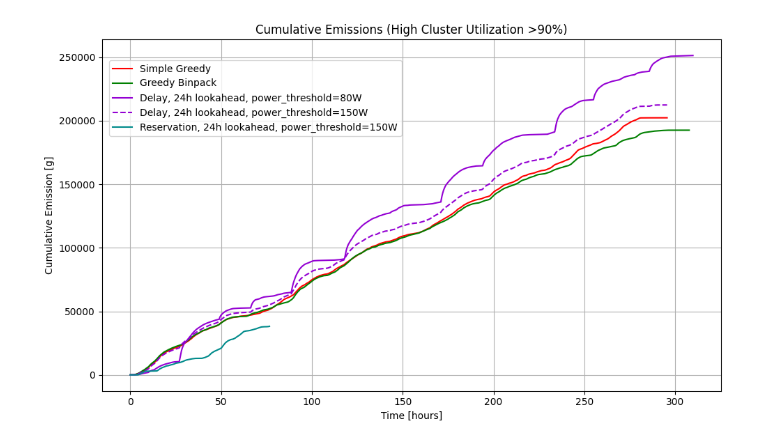
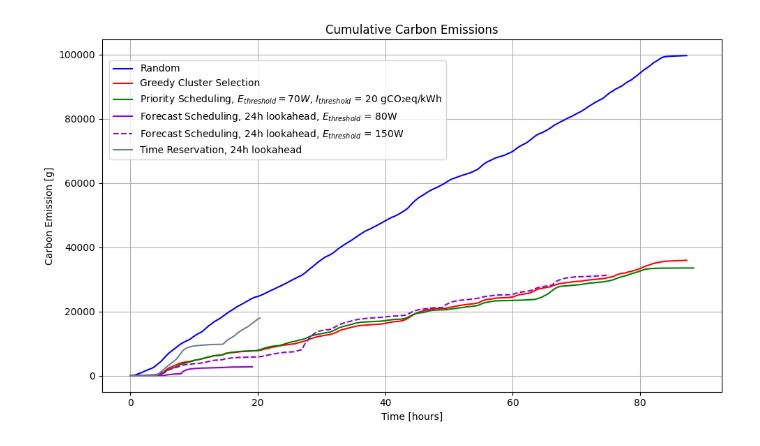
Before and after one commit to johankristianss/carbonsim, a Jupyter notebook: notebooks/AlgComparison.ipynb, the cells around one changed output. Cells and saved outputs as stored; diff of their text form; code cells hidden in the pictures.

```diff
--- a/notebooks/AlgComparison.ipynb
+++ b/notebooks/AlgComparison.ipynb
@@ -3,16 +3,17 @@ import pandas as pd
 import matplotlib.pyplot as plt
 
 #dir = "../results/100_single"
-dir = "../results/100_small"
+#dir = "../results/100_small"
+dir = "../results/30"
 
 # Load the data
-#random_df_emission = pd.read_csv(dir + '/random/scheduler.csv')
-#random_df_emission['hours'] = random_df_emission['tick'] / 3600
-#random_df_emission['cumulative_emission'] = random_df_emission['cumulative_emission']
+random_df_emission = pd.read_csv(dir + '/random/scheduler.csv')
+random_df_emission['hours'] = random_df_emission['tick'] / 3600
+random_df_emission['cumulative_emission'] = random_df_emission['cumulative_emission']
 
-#random_df_utilization = pd.read_csv(dir + '/random/scheduler.csv')
-#random_df_utilization['hours'] = random_df_utilization['tick'] / 3600
-#random_df_utilization['utilization'] = random_df_utilization['utilization'] * 100
+greedy_df_emission = pd.read_csv(dir + '/greedy/scheduler.csv')
+greedy_df_emission['hours'] = greedy_df_emission['tick'] / 3600
+greedy_df_emission['cumulative_emission'] = greedy_df_emission['cumulative_emission']
 
 greedy_binpack_df_emission = pd.read_csv(dir + '/greedy_binpack/scheduler.csv')
 greedy_binpack_df_emission['hours'] = greedy_binpack_df_emission['tick'] / 3600
@@ -26,63 +27,43 @@ delay_80_df_emission = pd.read_csv(dir + '/delay_80/scheduler.csv')
 delay_80_df_emission['hours'] = delay_80_df_emission['tick'] / 3600
 delay_80_df_emission['cumulative_emission'] = delay_80_df_emission['cumulative_emission']
 
-#delay_v2_df_emission = pd.read_csv(dir + '/delay_v2/scheduler.csv')
-#delay_v2_df_emission['hours'] = delay_v2_df_emission['tick'] / 3600
-#delay_v2_df_emission['cumulative_emission'] = delay_v2_df_emission['cumulative_emission']
-
-#greedy2_binpack_df_emission = pd.read_csv(dir + '/greedy_binpack2/scheduler.csv')
-#greedy2_binpack_df_emission['hours'] = greedy2_binpack_df_emission['tick'] / 3600
-#greedy2_binpack_df_emission['cumulative_emission'] = greedy2_binpack_df_emission['cumulative_emission']
-
-#greedy_binpack_df_utilization = pd.read_csv(dir + '/greedy_binpack/scheduler.csv')
-#greedy_binpack_df_utilization['hours'] = greedy_binpack_df_utilization['tick'] / 3600
-#greedy_binpack_df_utilization['utilization'] = greedy_binpack_df_utilization['utilization'] * 100
-
-greedy_df_emission = pd.read_csv(dir + '/greedy/scheduler.csv')
-greedy_df_emission['hours'] = greedy_df_emission['tick'] / 3600
-greedy_df_emission['cumulative_emission'] = greedy_df_emission['cumulative_emission']
-
 reservation_df_emission = pd.read_csv(dir + '/reservation/scheduler.csv')
 reservation_df_emission['hours'] = reservation_df_emission['tick'] / 3600
 reservation_df_emission['cumulative_emission'] = reservation_df_emission['cumulative_emission']
-
-
 
 # Create the plot
 fig, ax1 = plt.subplots(figsize=(10, 6))
 
 # Plot cumulative emissions on the primary y-axis
-#ax1.plot(random_df_emission['hours'], random_df_emission['cumulative_emission'], label='Random', color='blue')
+ax1.plot(random_df_emission['hours'], random_df_emission['cumulative_emission'], label='Random', color='blue')
 
-ax1.plot(greedy_df_emission['hours'], greedy_df_emission['cumulative_emission'], label='Simple Greedy', color='red')
-ax1.plot(greedy_binpack_df_emission['hours'], greedy_binpack_df_emission['cumulative_emission'], label='Greedy Binpack', color='green')
-ax1.plot(delay_80_df_emission['hours'], delay_80_df_emission['cumulative_emission'], label='Delay, 24h lookahead, power_threshold=80W', color='darkviolet', linestyle='solid')
-ax1.plot(delay_150_df_emission['hours'], delay_150_df_emission['cumulative_emission'], label='Delay, 24h lookahead, power_threshold=150W', color='darkviolet', linestyle='dashed')
-ax1.plot(reservation_df_emission['hours'], reservation_df_emission['cumulative_emission'], label='Reservation, 24h lookahead, power_threshold=150W', color='darkcyan', linestyle='solid')
-
+ax1.plot(greedy_df_emission['hours'], greedy_df_emission['cumulative_emission'], label='Greedy Cluster Selection', color='red')
+ax1.plot(greedy_binpack_df_emission['hours'], greedy_binpack_df_emission['cumulative_emission'], label=r'Priority Scheduling, $E_{threshold} = 70W$, $I_{threshold}$ = 20 gCO₂eq/kWh', color='green')
+ax1.plot(delay_80_df_emission['hours'], delay_80_df_emission['cumulative_emission'], label='Forecast Scheduling, 24h lookahead, $E_{threshold}$ = 80W', color='darkviolet', linestyle='solid')
+ax1.plot(delay_150_df_emission['hours'], delay_150_df_emission['cumulative_emission'], label='Forecast Scheduling, 24h lookahead, $E_{threshold}$ = 150W', color='darkviolet', linestyle='dashed')
+ax1.plot(reservation_df_emission['hours'], reservation_df_emission['cumulative_emission'], label='Time Reservation, 24h lookahead', color='slategrey', linestyle='solid')
 
 ax1.set_xlabel('Time [hours]')
-ax1.set_ylabel('Cumulative Emission [g]', color='black')
+ax1.set_ylabel('Carbon Emission [g]', color='black')
 ax1.tick_params(axis='y', labelcolor='black')
-
 
 # Add legends for both axes
 fig.legend(loc='upper left', bbox_to_anchor=(0.1, 0.9))
 ax1.grid(True)
 
 #plt.xlim(230, 314)
 #plt.ylim(100000, 200000)
 
 #plt.xlim(0, 1)
 
 # Add a title
-plt.title('Cumulative Emissions (High Cluster Utilization >90%)')
+plt.title('Cumulative Carbon Emissions')
 
 # Show the plot
 plt.tight_layout()
 #plt.yscale('log')
 plt.show()
 
 # 307 hours total run time greedy binpack, and 295 hours greedy
 # %% [output]
-[figure, old version]
+[figure, new version]
```
Also changed, not shown: parts of 2 cells of this notebook, 21 other files.
